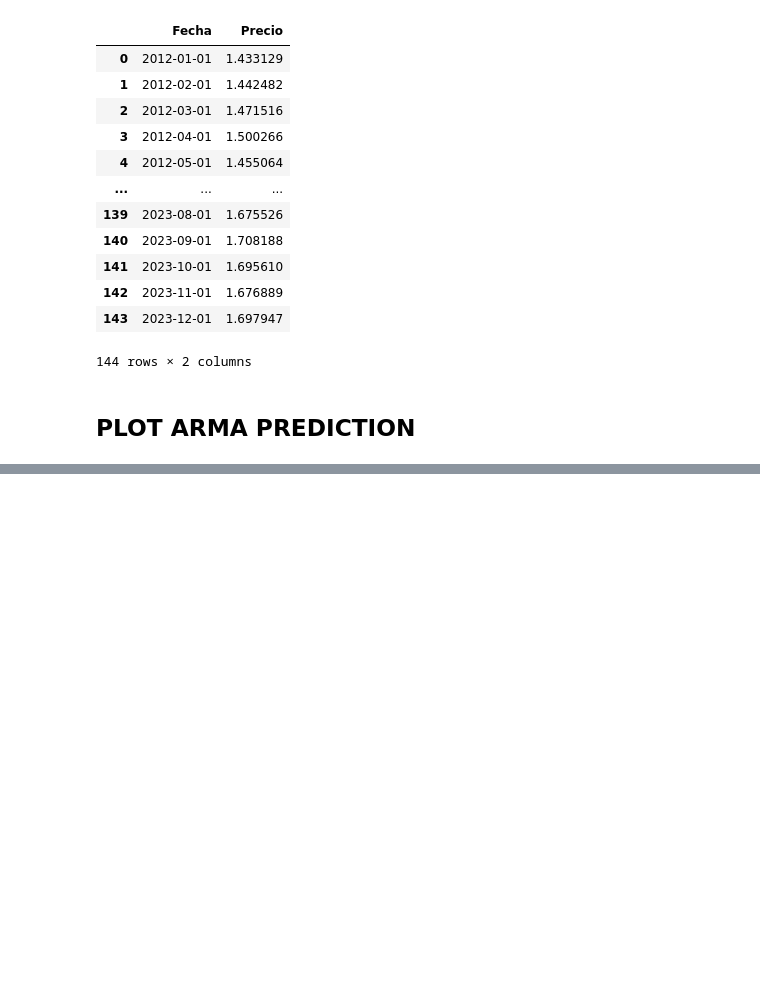
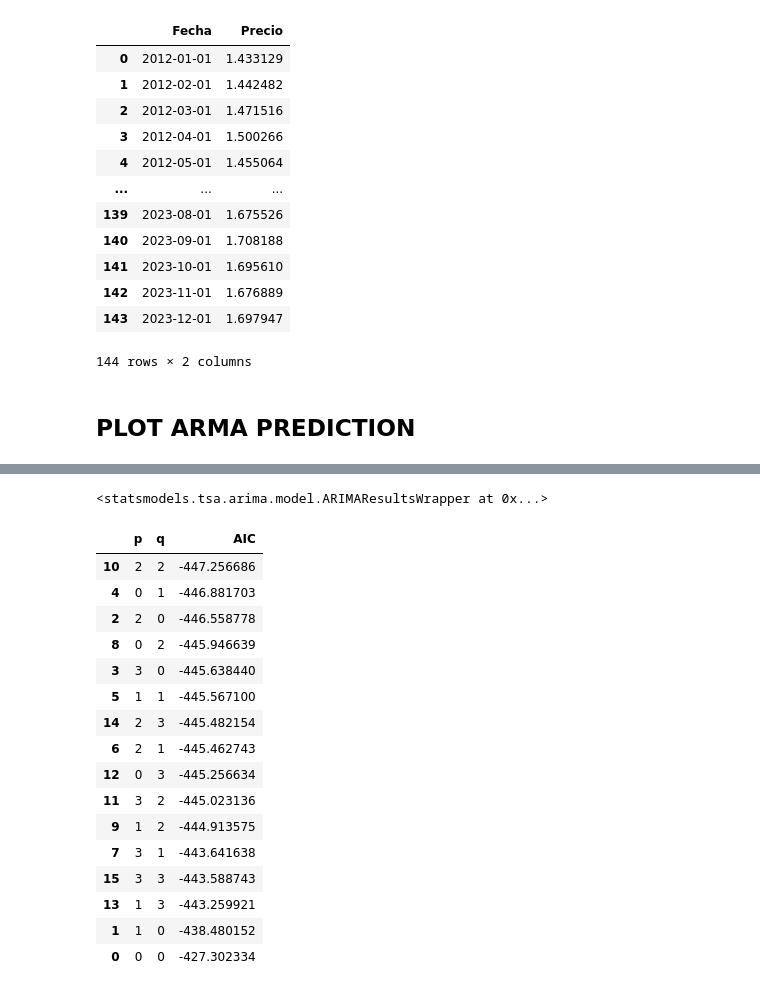
Before and after one commit to AMM93/Precios-Gasolina, a Jupyter notebook: modelos.ipynb, the cells around one changed output, grey strips where cells are left out. Drawn from its saved outputs; the diff is of its cells as text; code cells hidden in the pictures; blank space fills up the shorter version.

```diff
--- a/modelos.ipynb
+++ b/modelos.ipynb
@@ -443,0 +472,6 @@ Please replace it with one of the following more specific types
+# %%
+df2 = df.copy()
+# %%
+df2.index = df2['Fecha'].tolist()
+df2 = df2.drop('Fecha', axis = 1)
+df2
@@ -443,0 +492,47 @@ Please replace it with one of the following more specific types
+# %%
+ARIMA(df2, order = (3,1,3)).fit()
+# %% [output]
+<statsmodels.tsa.arima.model.ARIMAResultsWrapper at 0x...>
+# %%
+def create_opt_ARIMA(df_to_predict, grades, d):
+    '''
+    Función para fittear distintos ARMAS o ARIMAS con todas las combinaciones de grades que le indicaremos, eligiendo el modelo más óptimo (viendo su AIC)
+    Si queremos crear un ARMA, habrá que poner la 'd' a cero.
+
+    df_to_predict: pandas dataframe
+        Es el df ya tratado previamente para poder aplicarle el modelo ARMA y predecir
+
+    grades: int MAYOR QUE CERO
+        Creará una lista de 0 hasta grades
+
+    '''
+    grades = list(range(0,grades + 1))
+    arma_mods = [ARIMA(df_to_predict, order=(p, d, q)).fit() for q in grades for p in grades]
+    aic = [arma.aic for arma in arma_mods]
+    ar = [list(arma.model_orders.values())[2]for arma in arma_mods] # Elegimos el valor 2, ya que en model_orders, es donde se encuentra el parametro p correspondiente al ar
+    ma = [list(arma.model_orders.values())[3]for arma in arma_mods]
+
+    df_armas = pd.DataFrame(data = zip(ar, ma, aic), columns = ["p", "q", "AIC"])
+    df_armas = df_armas.sort_values("AIC") # Ordenamos de MENOR a MAYOR, ya que el menor AIC
+    return df_armas, arma_mods
+# %%
+df_arimas, arima_mods = create_opt_ARIMA(df2, 3, d = 1)
+df_arimas
+# %% [output]
+|  | p | q | AIC |
+| 10 | 2 | 2 | -447.256686 |
+| 4 | 0 | 1 | -446.881703 |
+| 2 | 2 | 0 | -446.558778 |
+| 8 | 0 | 2 | -445.946639 |
+| 3 | 3 | 0 | -445.638440 |
+| 5 | 1 | 1 | -445.567100 |
+| 14 | 2 | 3 | -445.482154 |
+| 6 | 2 | 1 | -445.462743 |
+| 12 | 0 | 3 | -445.256634 |
+| 11 | 3 | 2 | -445.023136 |
+| 9 | 1 | 2 | -444.913575 |
+| 7 | 3 | 1 | -443.641638 |
+| 15 | 3 | 3 | -443.588743 |
+| 13 | 1 | 3 | -443.259921 |
+| 1 | 1 | 0 | -438.480152 |
+| 0 | 0 | 0 | -427.302334 |
```
Also changed, not shown: parts of 32 cells of this notebook, 4 other files.
